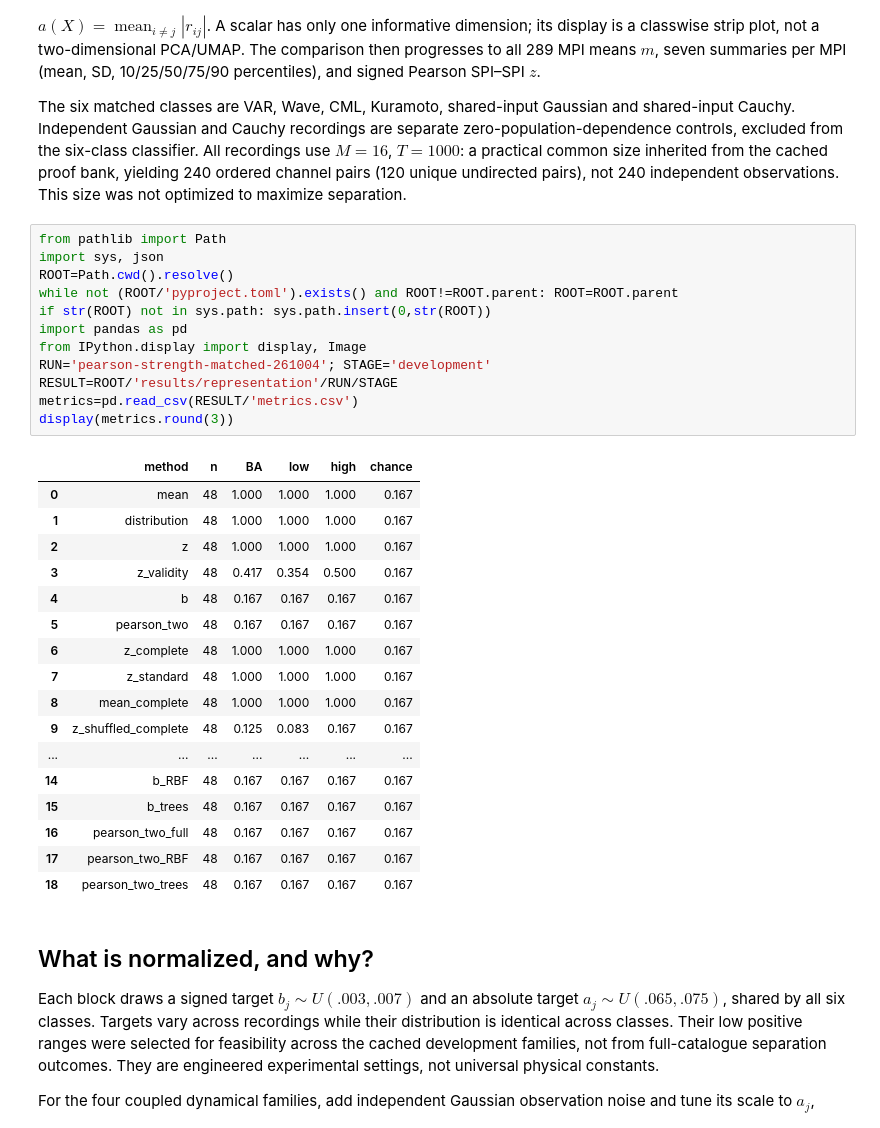
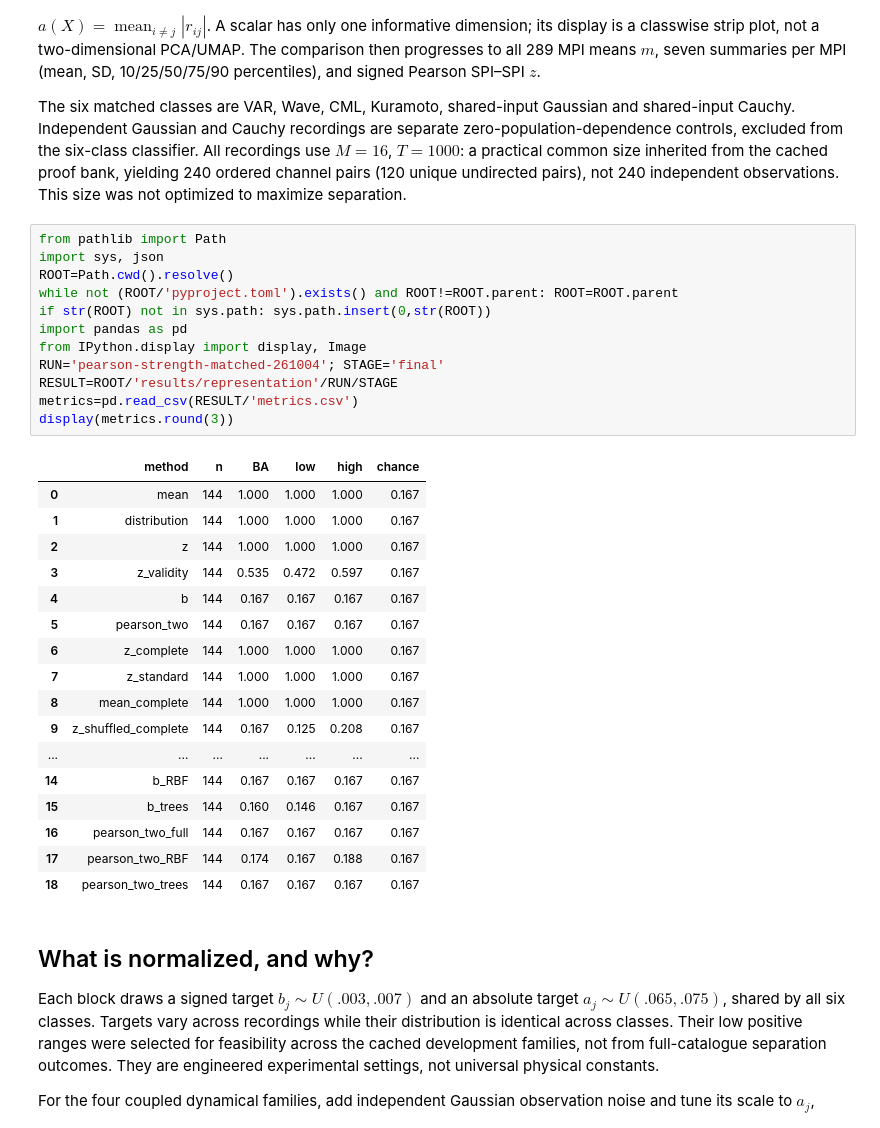
Before and after one commit to willedibam/mts-spi-study-cluster, a Jupyter notebook: notebooks/embeddings/spi_pearson_strength_matched_261004.ipynb, the cells around one changed output. Saved outputs shown, nothing was run; the diff lists cells and outputs as text.

```diff
--- a/notebooks/embeddings/spi_pearson_strength_matched_261004.ipynb
+++ b/notebooks/embeddings/spi_pearson_strength_matched_261004.ipynb
@@ -13,33 +13,33 @@ The six matched classes are VAR, Wave, CML, Kuramoto, shared-input Gaussian and
 # %%
 from pathlib import Path
 import sys, json
 ROOT=Path.cwd().resolve()
 while not (ROOT/'pyproject.toml').exists() and ROOT!=ROOT.parent: ROOT=ROOT.parent
 if str(ROOT) not in sys.path: sys.path.insert(0,str(ROOT))
 import pandas as pd
 from IPython.display import display, Image
-RUN='pearson-strength-matched-261004'; STAGE='development'
+RUN='pearson-strength-matched-261004'; STAGE='final'
 RESULT=ROOT/'results/representation'/RUN/STAGE
 metrics=pd.read_csv(RESULT/'metrics.csv')
 display(metrics.round(3))
 # %% [output]
 |  | method | n | BA | low | high | chance |
-| 0 | mean | 48 | 1.000 | 1.000 | 1.000 | 0.167 |
-| 1 | distribution | 48 | 1.000 | 1.000 | 1.000 | 0.167 |
-| 2 | z | 48 | 1.000 | 1.000 | 1.000 | 0.167 |
-| 3 | z_validity | 48 | 0.417 | 0.354 | 0.500 | 0.167 |
-| 4 | b | 48 | 0.167 | 0.167 | 0.167 | 0.167 |
-| 5 | pearson_two | 48 | 0.167 | 0.167 | 0.167 | 0.167 |
-| 6 | z_complete | 48 | 1.000 | 1.000 | 1.000 | 0.167 |
-| 7 | z_standard | 48 | 1.000 | 1.000 | 1.000 | 0.167 |
-| 8 | mean_complete | 48 | 1.000 | 1.000 | 1.000 | 0.167 |
-| 9 | z_shuffled_complete | 48 | 0.125 | 0.083 | 0.167 | 0.167 |
+| 0 | mean | 144 | 1.000 | 1.000 | 1.000 | 0.167 |
+| 1 | distribution | 144 | 1.000 | 1.000 | 1.000 | 0.167 |
+| 2 | z | 144 | 1.000 | 1.000 | 1.000 | 0.167 |
+| 3 | z_validity | 144 | 0.535 | 0.472 | 0.597 | 0.167 |
+| 4 | b | 144 | 0.167 | 0.167 | 0.167 | 0.167 |
+| 5 | pearson_two | 144 | 0.167 | 0.167 | 0.167 | 0.167 |
+| 6 | z_complete | 144 | 1.000 | 1.000 | 1.000 | 0.167 |
+| 7 | z_standard | 144 | 1.000 | 1.000 | 1.000 | 0.167 |
+| 8 | mean_complete | 144 | 1.000 | 1.000 | 1.000 | 0.167 |
+| 9 | z_shuffled_complete | 144 | 0.167 | 0.125 | 0.208 | 0.167 |
 | ... | ... | ... | ... | ... | ... | ... |
-| 14 | b_RBF | 48 | 0.167 | 0.167 | 0.167 | 0.167 |
-| 15 | b_trees | 48 | 0.167 | 0.167 | 0.167 | 0.167 |
-| 16 | pearson_two_full | 48 | 0.167 | 0.167 | 0.167 | 0.167 |
-| 17 | pearson_two_RBF | 48 | 0.167 | 0.167 | 0.167 | 0.167 |
-| 18 | pearson_two_trees | 48 | 0.167 | 0.167 | 0.167 | 0.167 |
+| 14 | b_RBF | 144 | 0.167 | 0.167 | 0.167 | 0.167 |
+| 15 | b_trees | 144 | 0.160 | 0.146 | 0.167 | 0.167 |
+| 16 | pearson_two_full | 144 | 0.167 | 0.167 | 0.167 | 0.167 |
+| 17 | pearson_two_RBF | 144 | 0.174 | 0.167 | 0.188 | 0.167 |
+| 18 | pearson_two_trees | 144 | 0.167 | 0.167 | 0.167 | 0.167 |
 # %% [markdown]
 ## What is normalized, and why?
 
```
Also changed, not shown: parts of 6 cells of this notebook, 2 other files.
